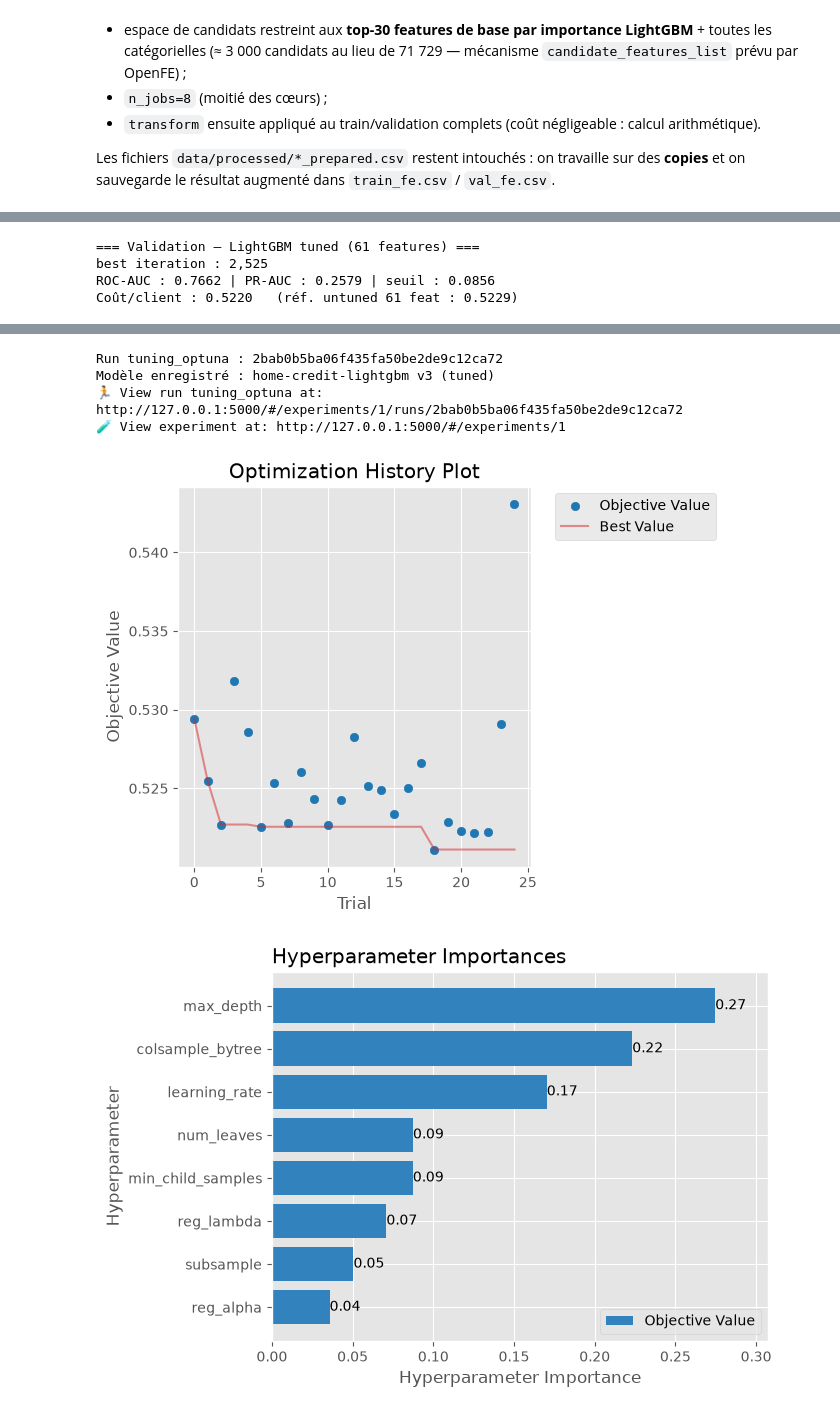
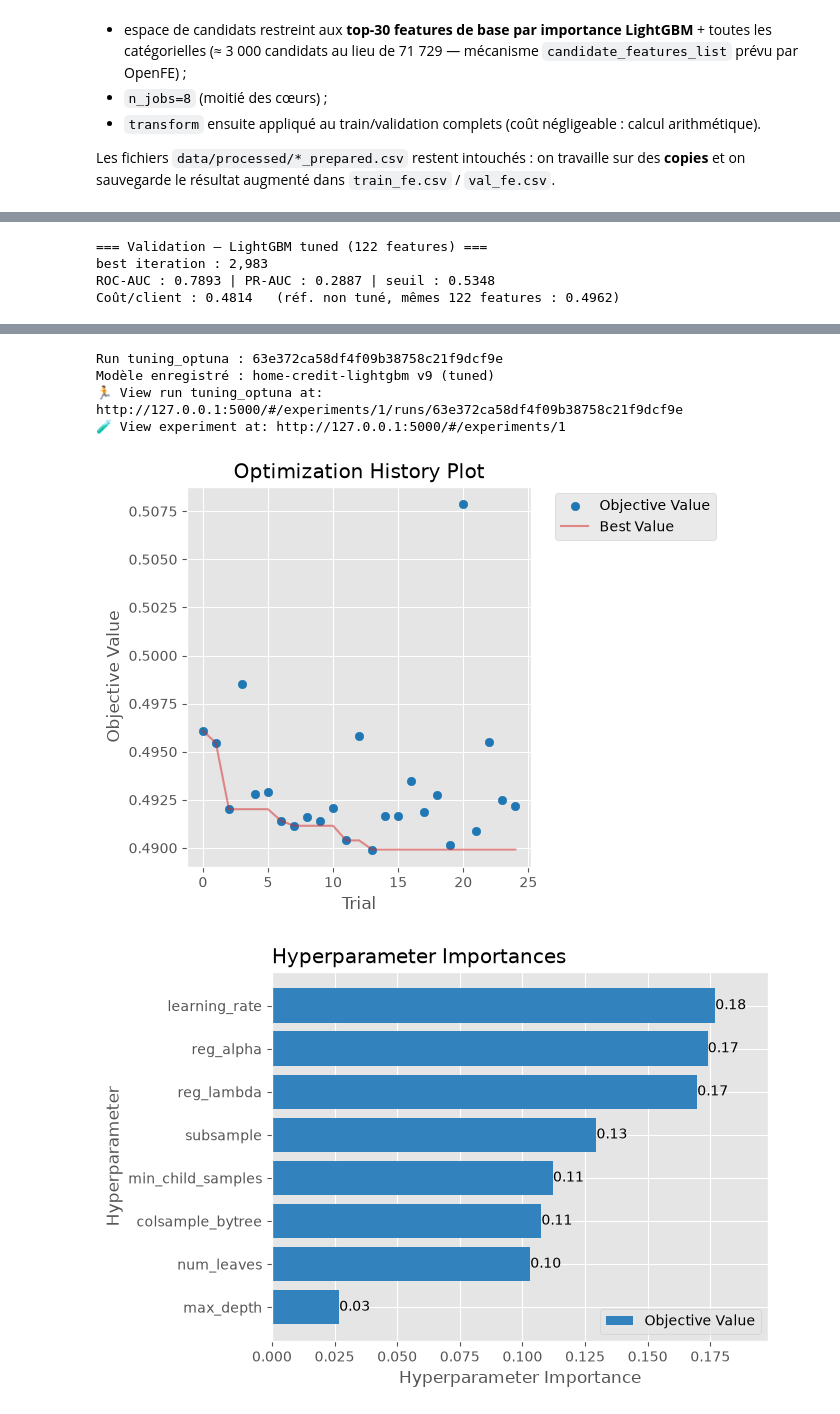
Before and after one commit to WillIsback/P6_Initiez-vous_au_MLOps_Partie_1, a Jupyter notebook: notebooks/p6_ml.ipynb, the cells around one changed output, grey strips where cells are left out. Drawn from its saved outputs; the diff is of its cells as text; code cells hidden in the pictures.

```diff
--- a/notebooks/p6_ml.ipynb
+++ b/notebooks/p6_ml.ipynb
@@ -1059,11 +1270,12 @@ for fold, (tr_idx, va_idx) in enumerate(skf.split(X_tr, y_tr), start=1):
     fold_model = lgb.LGBMClassifier(
         objective='binary', n_estimators=3000, learning_rate=0.05,
         num_leaves=31, min_child_samples=20, subsample=0.8, subsample_freq=1,
-        colsample_bytree=0.8, random_state=42, n_jobs=-1, verbosity=-1,
+        colsample_bytree=0.8, class_weight='balanced', random_state=42, n_jobs=-1, verbosity=-1,
     )
     fold_model.fit(
         X_f_tr, y_f_tr,
         eval_X=X_f_va, eval_y=y_f_va,
+        eval_class_weight=['balanced'],  # early stopping sur la logloss pondérée (cohérente avec l'entraînement)
         categorical_feature=list(range(len(cat_cols_lgb))),
         callbacks=[lgb.early_stopping(50, verbose=False)],
     )
@@ -1099,9 +1311,9 @@ axes[1].set_title('Coût/client par fold')
 plt.tight_layout()
 
 with mlflow.start_run(run_name='cv_lightgbm'):
-    mlflow.log_params({'cv_folds': 5, 'model_family': 'LightGBM',
+    mlflow.log_params({'cv_folds': 5, 'model_family': 'LightGBM', 'class_weight': 'balanced',
                        'fn_cost': FN_COST, 'fp_cost': FP_COST})
-    mlflow.set_tags({'stage': 'cv', 'model_family': 'LightGBM'})
+    mlflow.set_tags({'stage': 'cv', 'model_family': 'LightGBM', 'data_scope': DATA_SCOPE})
     mlflow.log_metrics({
         'cv_roc_auc_mean': cv_lightgbm['roc_auc'].mean(),
         'cv_roc_auc_std': cv_lightgbm['roc_auc'].std(),
@@ -1174,6 +1386,7 @@ ax.legend()
 plt.tight_layout()
 
 with mlflow.start_run(run_name='comparaison_baselines'):
+    mlflow.set_tags({'stage': 'comparison', 'data_scope': DATA_SCOPE})
     mlflow.log_figure(fig, 'comparaison_baselines_val.png')
     mlflow.log_metrics({
         'val_roc_auc_logreg': roc_auc_score(y_va, y_proba_va_lr),
@@ -1337,13 +1561,14 @@ X_va_fe_enc = preprocess_fe.transform(X_va_fe)
 lgb_fe = lgb.LGBMClassifier(
     objective='binary', n_estimators=3000, learning_rate=0.05,
     num_leaves=31, min_child_samples=20, subsample=0.8, subsample_freq=1,
-    colsample_bytree=0.8, random_state=42, n_jobs=-1, verbosity=-1,
+    colsample_bytree=0.8, class_weight='balanced', random_state=42, n_jobs=-1, verbosity=-1,
 )
 
 t0 = time.perf_counter()
 lgb_fe.fit(
     X_tr_fe_enc, y_tr,
     eval_X=X_va_fe_enc, eval_y=y_va,
+    eval_class_weight=['balanced'],  # early stopping sur la logloss pondérée (cohérente avec l'entraînement)
     categorical_feature=list(range(len(cat_cols_fe))),
     callbacks=[lgb.early_stopping(50, verbose=False)],
 )
@@ -1353,6 +1578,7 @@ print(f"best iteration : {lgb_fe.best_iteration_:,} / {lgb_fe.n_estimators:,}")
 y_proba_tr_fe = lgb_fe.predict_proba(X_tr_fe_enc)[:, 1]
 y_proba_va_fe = lgb_fe.predict_proba(X_va_fe_enc)[:, 1]
 thr_fe, _ = optimal_threshold(y_tr, y_proba_tr_fe)
+cost_fe = business_cost(y_va, y_proba_va_fe, thr_fe)  # référence pour la section 11
 
 print(f"\n=== Validation — LightGBM + OpenFE ({X_tr_fe.shape[1]} features) ===")
 print(f'ROC-AUC      : {roc_auc_score(y_va, y_proba_va_fe):.4f}')
@@ -1374,11 +1600,12 @@ with mlflow.start_run(run_name='lightgbm_autofe'):
         'n_estimators': lgb_fe.n_estimators,
         'learning_rate': 0.05,
         'num_leaves': 31,
+        'class_weight': 'balanced',
         'train_rows': len(X_tr),
         'fn_cost': FN_COST,
         'fp_cost': FP_COST,
     })
-    mlflow.set_tags({'stage': 'autofe', 'custom_metric': 'business_cost_fn10_fp1'})
+    mlflow.set_tags({'stage': 'autofe', 'custom_metric': 'business_cost_fn10_fp1', 'data_scope': DATA_SCOPE})
     mlflow.log_metrics({
         'val_roc_auc': roc_auc_score(y_va, y_proba_va_fe),
         'val_pr_auc': average_precision_score(y_va, y_proba_va_fe),
@@ -1546,12 +1773,13 @@ X_va_k_enc = enc_k.transform(X_va_fe[kept])
 lgb_fs = lgb.LGBMClassifier(
     objective='binary', n_estimators=3000, learning_rate=0.05,
     num_leaves=31, min_child_samples=20, subsample=0.8, subsample_freq=1,
-    colsample_bytree=0.8, random_state=42, n_jobs=-1, verbosity=-1,
+    colsample_bytree=0.8, class_weight='balanced', random_state=42, n_jobs=-1, verbosity=-1,
 )
 t0 = time.perf_counter()
 lgb_fs.fit(
     X_tr_k_enc, y_tr,
     eval_X=X_va_k_enc, eval_y=y_va,
+    eval_class_weight=['balanced'],  # early stopping sur la logloss pondérée (cohérente avec l'entraînement)
     categorical_feature=list(range(len(cat_k))),
     callbacks=[lgb.early_stopping(50, verbose=False)],
 )
@@ -1567,7 +1795,7 @@ cost_fs = business_cost(y_va, y_proba_va_fs, thr_fs)
 print(f'=== Validation — LightGBM + Boruta ({len(kept)} features) ===')
 print(f'best iteration : {lgb_fs.best_iteration_:,}')
 print(f'ROC-AUC : {auc_fs:.4f} | PR-AUC : {ap_fs:.4f} | seuil : {thr_fs:.4f}')
-print(f'Coût/client : {cost_fs:.4f}   (réf. 400 features sans selection : 0.5187)')
+print(f'Coût/client : {cost_fs:.4f}   (réf. {X_tr_fe.shape[1]} features sans sélection : {cost_fe:.4f})')
 
 # snapshots des datasets réduits
 pd.concat([X_tr_fe[kept], y_tr], axis=1).to_csv(PROCESSED_DIR / 'train_fs.csv', index=False)
@@ -1579,9 +1807,10 @@ with mlflow.start_run(run_name='feature_selection_boruta'):
         'n_trials': N_TRIALS, 'search_rows': SEARCH_ROWS, 'pvalue': 0.05,
         'percentile_shadow': 50, 'n_estimators_trial': 200,
         'max_quasi_constant': MAX_QUASI_CONSTANT, 'n_jobs': 8,
-        'fn_cost': FN_COST, 'fp_cost': FP_COST,
+        'fn_cost': FN_COST, 'fp_cost': FP_COST, 'class_weight': 'balanced',
     })
-    mlflow.set_tags({'stage': 'feature_selection', 'custom_metric': 'business_cost_fn10_fp1'})
+    mlflow.set_tags({'stage': 'feature_selection', 'custom_metric': 'business_cost_fn10_fp1',
+                     'data_scope': DATA_SCOPE})
     mlflow.log_metrics({
         'n_features_before': X_tr_fe.shape[1],
         'n_removed_variance': len(to_drop),
@@ -1740,10 +1973,10 @@ best params :
 # %%
-### 12.4 — modèle final, Registry v3 & artefacts
+### 12.4 — modèle final, Model Registry & artefacts
 import tempfile, os
 
 final_params = dict(best.params) | {
     'objective': 'binary', 'n_estimators': 3000, 'subsample_freq': 1,
-    'random_state': 42, 'n_jobs': -1, 'verbosity': -1,
+    'class_weight': 'balanced', 'random_state': 42, 'n_jobs': -1, 'verbosity': -1,
 }
 
 lgb_tuned = lgb.LGBMClassifier(**final_params)
@@ -1751,6 +1984,7 @@ t0 = time.perf_counter()
 lgb_tuned.fit(
     X_tr_fs_enc, y_tr_fs,
     eval_X=X_va_fs_enc, eval_y=y_va_fs,
+    eval_class_weight=['balanced'],  # early stopping sur la logloss pondérée (cohérente avec l'entraînement)
     categorical_feature=list(range(len(cat_cols_fs))),
     callbacks=[lgb.early_stopping(50, verbose=False)],
 )
@@ -1766,7 +2000,7 @@ cost_t = business_cost(y_va_fs, y_proba_va_t, thr_t)
 print(f'=== Validation — LightGBM tuned ({X_tr_fs.shape[1]} features) ===')
 print(f'best iteration : {lgb_tuned.best_iteration_:,}')
 print(f'ROC-AUC : {auc_t:.4f} | PR-AUC : {ap_t:.4f} | seuil : {thr_t:.4f}')
-print(f'Coût/client : {cost_t:.4f}   (réf. untuned 61 feat : 0.5229)')
+print(f'Coût/client : {cost_t:.4f}   (réf. non tuné, mêmes {X_tr_fs.shape[1]} features : {cost_fs:.4f})')
 
 from mlflow.models.signature import infer_signature
 signature_t = infer_signature(X_tr_fs_enc, y_proba_tr_t)
@@ -1781,7 +2015,8 @@ with tempfile.TemporaryDirectory() as tmpdir:
         mlflow.log_params(final_params | {'n_trials': N_TRIALS_OPTUNA, 'cv': 5,
                                           'fn_cost': FN_COST, 'fp_cost': FP_COST})
         mlflow.set_tags({'stage': 'tuning', 'sampler': 'TPE',
-                         'custom_metric': 'business_cost_fn10_fp1', 'feature_set': 'boruta_61'})
+                         'custom_metric': 'business_cost_fn10_fp1',
+                         'feature_set': f'boruta_{X_tr_fs.shape[1]}', 'data_scope': DATA_SCOPE})
         mlflow.log_metrics({
             'cv_cost_best': best.value,
             'cv_roc_auc_best': best.user_attrs['mean_val_roc_auc'],
@@ -1793,8 +2028,8 @@ with tempfile.TemporaryDirectory() as tmpdir:
             'tuning_seconds': tuning_seconds, 'fit_seconds': fit_seconds,
         })
         mlflow.log_artifacts(tmpdir)
-        # Registry v3 : signature + input example + types de confiance
-        mlflow.lightgbm.log_model(
+        # Model Registry : signature + input example + types de confiance
+        tuned_info = mlflow.lightgbm.log_model(
             lgb_tuned,
             name='lightgbm_tuned',
             signature=signature_t,
@@ -1806,9 +2041,9 @@ with tempfile.TemporaryDirectory() as tmpdir:
             ],
         )
         print('Run tuning_optuna :', run.info.run_id)
-        print('Modèle enregistré : home-credit-lightgbm v3 (tuned)')
+        print(f'Modèle enregistré : home-credit-lightgbm v{tuned_info.registered_model_version} (tuned)')
 # %% [output]
-=== Validation — LightGBM tuned (61 features) ===
-best iteration : 2,525
-ROC-AUC : 0.7662 | PR-AUC : 0.2579 | seuil : 0.0856
-Coût/client : 0.5220   (réf. untuned 61 feat : 0.5229)
+=== Validation — LightGBM tuned (122 features) ===
+best iteration : 2,983
+ROC-AUC : 0.7893 | PR-AUC : 0.2887 | seuil : 0.5348
+Coût/client : 0.4814   (réf. non tuné, mêmes 122 features : 0.4962)
@@ -1819,9 +2054,9 @@ Created version '6' of model 'home-credit-lightgbm'.
-Run tuning_optuna : 2bab0b5ba06f435fa50be2de9c12ca72
-Modèle enregistré : home-credit-lightgbm v3 (tuned)
-🏃 View run tuning_optuna at: http://127.0.0.1:5000/#/experiments/1/runs/2bab0b5ba06f435fa50be2de9c12ca72
+Run tuning_optuna : 63e372ca58df4f09b38758c21f9dcf9e
+Modèle enregistré : home-credit-lightgbm v9 (tuned)
+🏃 View run tuning_optuna at: http://127.0.0.1:5000/#/experiments/1/runs/63e372ca58df4f09b38758c21f9dcf9e
 🧪 View experiment at: http://127.0.0.1:5000/#/experiments/1
-[figure, old version]
+[figure, new version]
-[figure, old version]
+[figure, new version]
 # %% [markdown]
 ### 12.5 — bilan du tuning
 
```
Also changed, not shown: parts of 42 cells of this notebook, 24 other files.
